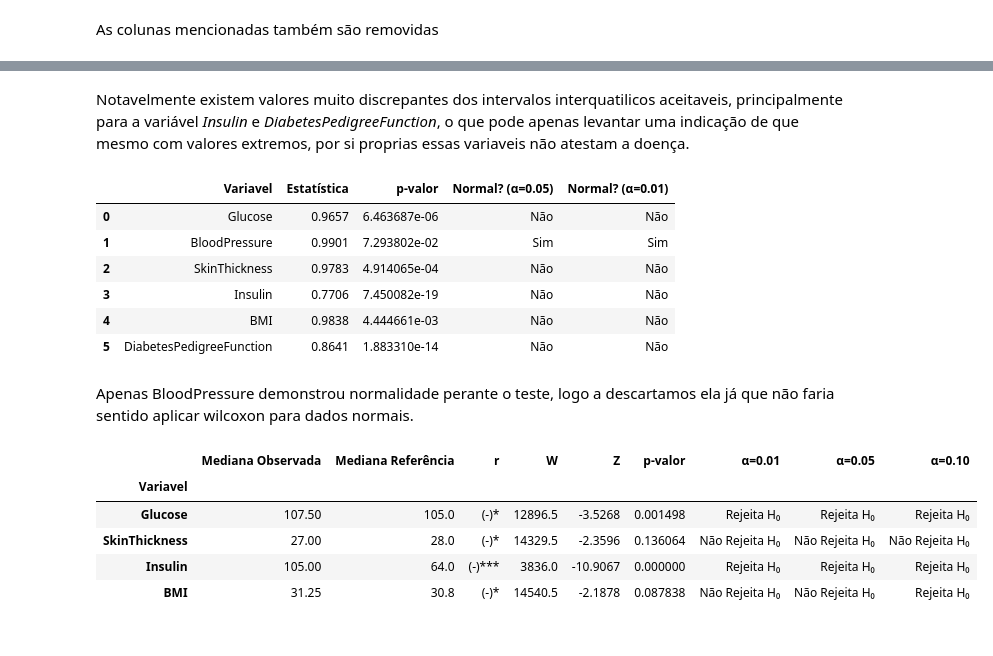
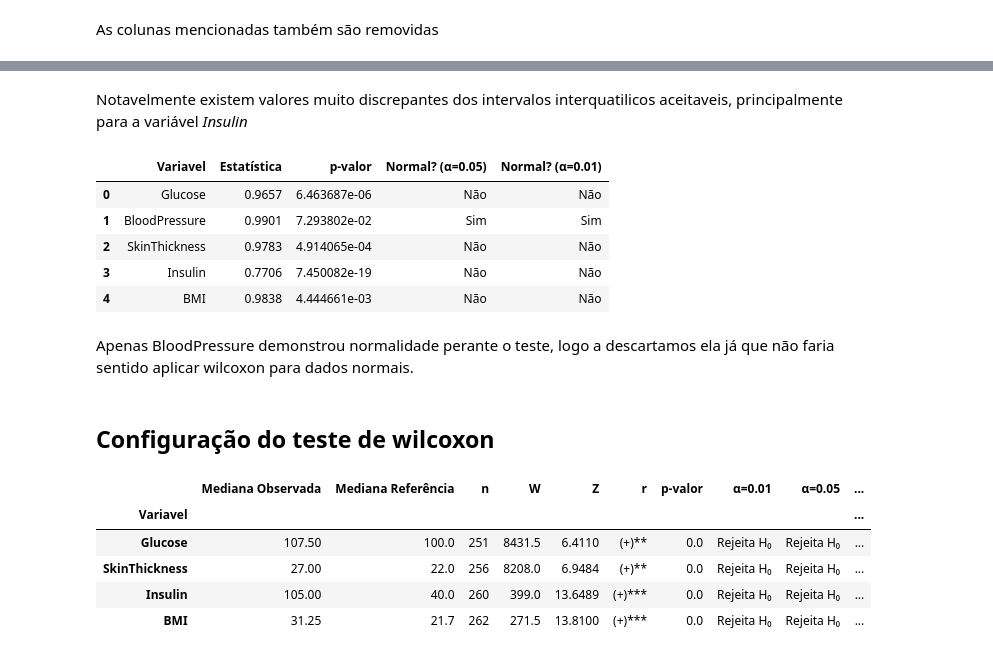
Before and after one commit to ArthurCordeiro-exe/inference-statistic, a Jupyter notebook: análise exploratória.ipynb, the cells around one changed output, grey strips where cells are left out. Saved outputs shown, nothing was run; the diff lists cells and outputs as text; code cells hidden in the pictures.

```diff
--- a/análise exploratória.ipynb
+++ b/análise exploratória.ipynb
@@ -39,10 +34,10 @@ Isso é um problema metodológico real, mas não invalida o trabalho - desde que
 # %%
 valores_referencia = {
-    "Glucose": 105,
+    "Glucose": 100,
     "BloodPressure": 70,
-    "SkinThickness": 28,
-    "Insulin": 64,
-    "BMI": 30.8,
+    "SkinThickness": 22,
+    "Insulin": 40,
+    "BMI": 21.7,
 }
 # %%
 df = pd.read_csv('diabetes.csv')
@@ -163,6 +160,7 @@ As colunas mencionadas também são removidas
 # %%
 df.drop('Pregnancies', axis=1, inplace=True)
 df.drop('Age', axis=1, inplace=True)
+df.drop('DiabetesPedigreeFunction', axis=1, inplace=True)
 # %%
 num_cols = df.select_dtypes(include='number')
 
@@ -212,5 +210,5 @@ plt.show()
 # %% [markdown]
-Notavelmente existem valores muito discrepantes dos intervalos interquatilicos aceitaveis, principalmente para a variável *Insulin* e *DiabetesPedigreeFunction*, o que pode apenas levantar uma indicação de que mesmo com valores extremos, por si proprias essas variaveis não atestam a doença.
+Notavelmente existem valores muito discrepantes dos intervalos interquatilicos aceitaveis, principalmente para a variável *Insulin*
 # %%
 from scipy.stats import shapiro
 
@@ -239,20 +237,21 @@ resultado_df
 | 2 | SkinThickness | 0.9783 | 4.914065e-04 | Não | Não |
 | 3 | Insulin | 0.7706 | 7.450082e-19 | Não | Não |
 | 4 | BMI | 0.9838 | 4.444661e-03 | Não | Não |
-| 5 | DiabetesPedigreeFunction | 0.8641 | 1.883310e-14 | Não | Não |
 # %% [markdown]
 Apenas BloodPressure demonstrou normalidade perante o teste, logo a descartamos ela já que não faria sentido aplicar wilcoxon para dados normais.
 # %%
 df = df.drop(columns=['BloodPressure'], axis=1)
+# %% [markdown]
+## Configuração do teste de wilcoxon
 # %%
 import pandas as pd
 import numpy as np
-
-from scipy.stats import wilcoxon
+from scipy.stats import wilcoxon, rankdata
 
 
 def rosenthal_r(z, n):
     return z / np.sqrt(n)
+
 
 def rosenthal_label(r):
     abs_r = abs(r)
@@ -271,61 +270,73 @@ def rosenthal_label(r):
     return f"({sinal}){stars}"
 
 
+def z_stat(diferencas):
+    """
+    Calcula a estatística z para o teste de Wilcoxon.
+    Retorna o valor de z e o tamanho da amostra n.
+    """
+    diferencas_nao_zero = diferencas[diferencas != 0]
+    n = len(diferencas_nao_zero)
+
+    if n == 0:
+        return np.nan, n
+
+    abs_ranks = rankdata(np.abs(diferencas_nao_zero))
+    T_pos = abs_ranks[diferencas_nao_zero.values > 0].sum()
+
+    media_w = n * (n + 1) / 4
+    sd_w = np.sqrt(n * (n + 1) * (2 * n + 1) / 24)
+
+    z = (T_pos - media_w) / sd_w
+
+    return z, n
+
+
 num_cols = [
     c for c in valores_referencia.keys()
     if c in df.columns
 ]
-
 
 resultados_wilcoxon = []
 
 for col in num_cols:
 
     dados = df[col].dropna()
-
     referencia = valores_referencia[col]
-
     diferencas = dados - referencia
 
-    # Wilcoxon Signed-Rank
     stat, pvalue = wilcoxon(
         diferencas,
         alternative="two-sided",
-        zero_method="wilcox"
+        zero_method="wilcox",
     )
 
-    n = len(diferencas)
+    z, n = z_stat(diferencas)
 
-    # Aproximação normal do Z
-    media_w = n * (n + 1) / 4
-    sd_w = np.sqrt(n * (n + 1) * (2 * n + 1) / 24)
-
-    z = (stat - media_w) / sd_w
-
-    # Rosenthal r
     r = rosenthal_r(z, n)
 
     resultados_wilcoxon.append({
         "Variavel": col,
         "Mediana Observada": round(dados.median(), 4),
         "Mediana Referência": referencia,
-        "r": rosenthal_label(r),
+        "n": n,
         "W": round(stat, 4),
         "Z": round(z, 4),
+        "r": rosenthal_label(r),
         "p-valor": round(pvalue, 6),
         "α=0.01": "Rejeita H₀" if pvalue < 0.01 else "Não Rejeita H₀",
         "α=0.05": "Rejeita H₀" if pvalue < 0.05 else "Não Rejeita H₀",
         "α=0.10": "Rejeita H₀" if pvalue < 0.10 else "Não Rejeita H₀",
     })
 
 df_resultados_wilcoxon = pd.DataFrame(resultados_wilcoxon)
 df_resultados_wilcoxon.index = df_resultados_wilcoxon.pop("Variavel")
 
 df_resultados_wilcoxon
 # %% [output]
-|  | Mediana Observada | Mediana Referência | r | W | Z | p-valor | α=0.01 | α=0.05 | α=0.10 |
-| Variavel |  |  |  |  |  |  |  |  |  |
-| Glucose | 107.50 | 105.0 | (-)* | 12896.5 | -3.5268 | 0.001498 | Rejeita H₀ | Rejeita H₀ | Rejeita H₀ |
-| SkinThickness | 27.00 | 28.0 | (-)* | 14329.5 | -2.3596 | 0.136064 | Não Rejeita H₀ | Não Rejeita H₀ | Não Rejeita H₀ |
-| Insulin | 105.00 | 64.0 | (-)*** | 3836.0 | -10.9067 | 0.000000 | Rejeita H₀ | Rejeita H₀ | Rejeita H₀ |
-| BMI | 31.25 | 30.8 | (-)* | 14540.5 | -2.1878 | 0.087838 | Não Rejeita H₀ | Não Rejeita H₀ | Rejeita H₀ |
+|  | Mediana Observada | Mediana Referência | n | W | Z | r | p-valor | α=0.01 | α=0.05 | ... |
+| Variavel |  |  |  |  |  |  |  |  |  | ... |
+| Glucose | 107.50 | 100.0 | 251 | 8431.5 | 6.4110 | (+)** | 0.0 | Rejeita H₀ | Rejeita H₀ | ... |
+| SkinThickness | 27.00 | 22.0 | 256 | 8208.0 | 6.9484 | (+)** | 0.0 | Rejeita H₀ | Rejeita H₀ | ... |
+| Insulin | 105.00 | 40.0 | 260 | 399.0 | 13.6489 | (+)*** | 0.0 | Rejeita H₀ | Rejeita H₀ | ... |
+| BMI | 31.25 | 21.7 | 262 | 271.5 | 13.8100 | (+)*** | 0.0 | Rejeita H₀ | Rejeita H₀ | ... |
```
Also changed, not shown: parts of 11 cells of this notebook.
